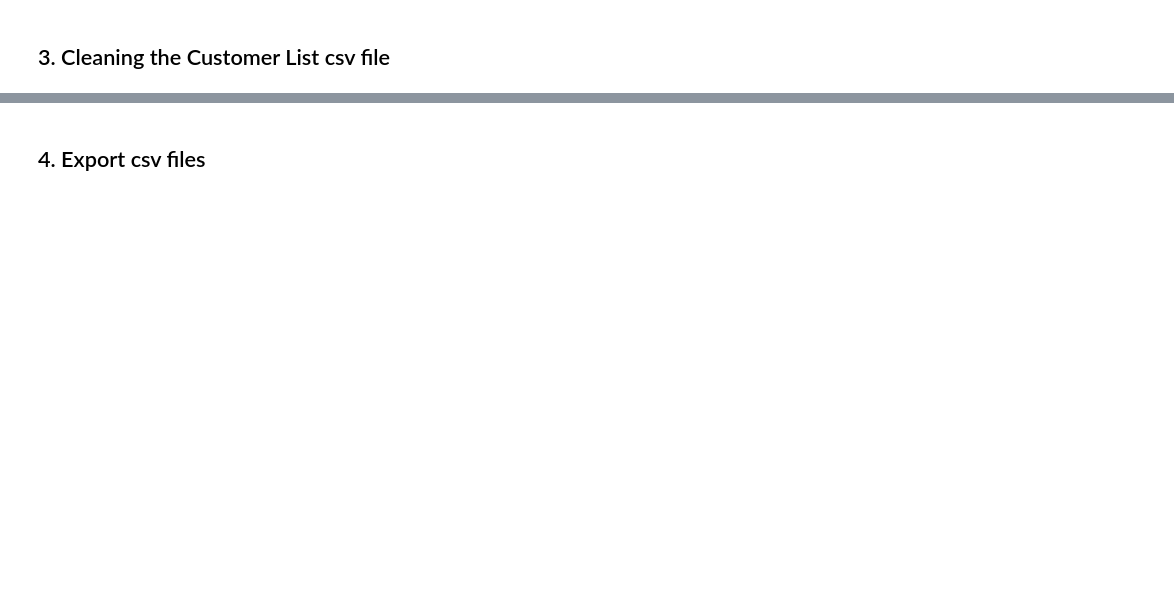
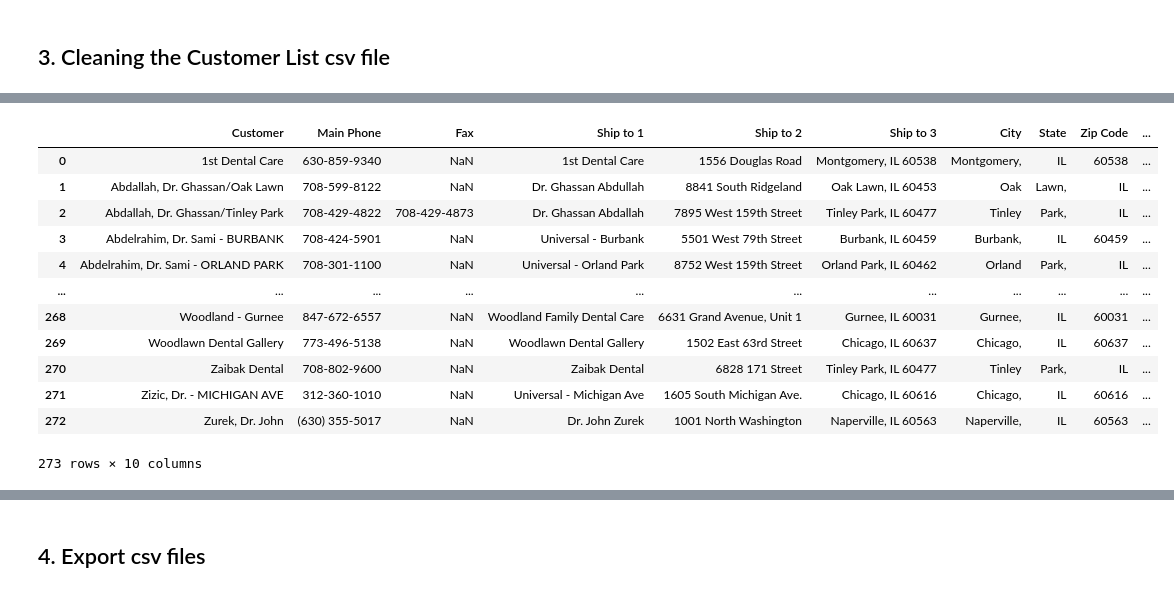
Before and after one commit to szig97/world-lab-chicago, a Jupyter notebook: data_cleaning.ipynb, the cells around one changed output, grey strips where cells are left out. Drawn from its saved outputs; the diff is of its cells as text; code cells hidden in the pictures; blank space fills up the shorter version.

Commit message:
more data cleaning

```diff
--- a/data_cleaning.ipynb
+++ b/data_cleaning.ipynb
@@ -44,2 +129,25 @@ customer_list_data
+# %%
+#Split Ship to 3 Data Column into multiple columns
+customer_list_split = customer_list_data["Ship to 3"].str.split(" ", n=4, expand=True)
+customer_list_data["City"] = customer_list_split[0]
+customer_list_data["State"] = customer_list_split[1]
+customer_list_data["Zip Code"] = customer_list_split[2]
+customer_list_data["Zip Code 2"] = customer_list_split[3]
+
+customer_list_data
+# %% [output]
+|  | Customer | Main Phone | Fax | Ship to 1 | Ship to 2 | Ship to 3 | City | State | Zip Code | ... |
+| 0 | 1st Dental Care | 630-859-9340 | NaN | 1st Dental Care | 1556 Douglas Road | Montgomery, IL 60538 | Montgomery, | IL | 60538 | ... |
+| 1 | Abdallah, Dr. Ghassan/Oak Lawn | 708-599-8122 | NaN | Dr. Ghassan Abdullah | 8841 South Ridgeland | Oak Lawn, IL 60453 | Oak | Lawn, | IL | ... |
+| 2 | Abdallah, Dr. Ghassan/Tinley Park | 708-429-4822 | 708-429-4873 | Dr. Ghassan Abdallah | 7895 West 159th Street | Tinley Park, IL 60477 | Tinley | Park, | IL | ... |
+| 3 | Abdelrahim, Dr. Sami - BURBANK | 708-424-5901 | NaN | Universal - Burbank | 5501 West 79th Street | Burbank, IL 60459 | Burbank, | IL | 60459 | ... |
+| 4 | Abdelrahim, Dr. Sami - ORLAND PARK | 708-301-1100 | NaN | Universal - Orland Park | 8752 West 159th Street | Orland Park, IL 60462 | Orland | Park, | IL | ... |
+| ... | ... | ... | ... | ... | ... | ... | ... | ... | ... | ... |
+| 268 | Woodland - Gurnee | 847-672-6557 | NaN | Woodland Family Dental Care | 6631 Grand Avenue, Unit 1 | Gurnee, IL 60031 | Gurnee, | IL | 60031 | ... |
+| 269 | Woodlawn Dental Gallery | 773-496-5138 | NaN | Woodlawn Dental Gallery | 1502 East 63rd Street | Chicago, IL 60637 | Chicago, | IL | 60637 | ... |
+| 270 | Zaibak Dental | 708-802-9600 | NaN | Zaibak Dental | 6828 171 Street | Tinley Park, IL 60477 | Tinley | Park, | IL | ... |
+| 271 | Zizic, Dr. - MICHIGAN AVE | 312-360-1010 | NaN | Universal - Michigan Ave | 1605 South Michigan Ave. | Chicago, IL 60616 | Chicago, | IL | 60616 | ... |
+| 272 | Zurek, Dr. John | (630) 355-5017 | NaN | Dr. John Zurek | 1001 North Washington | Naperville, IL 60563 | Naperville, | IL | 60563 | ... |
+273 rows × 10 columns
 # %%
 #Create new DataFrame
```
Also changed, not shown: parts of 8 cells of this notebook, 2 other files.
